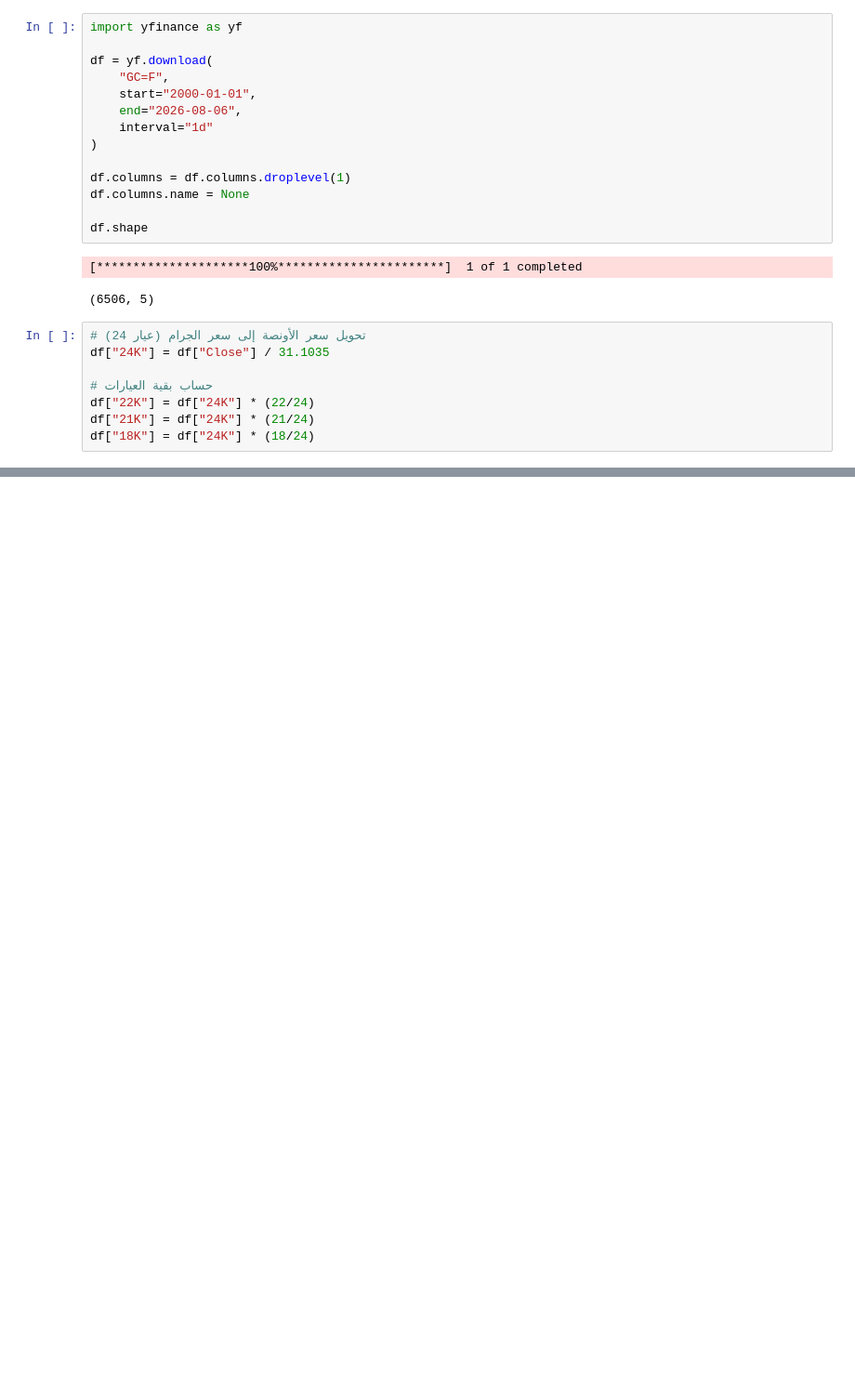
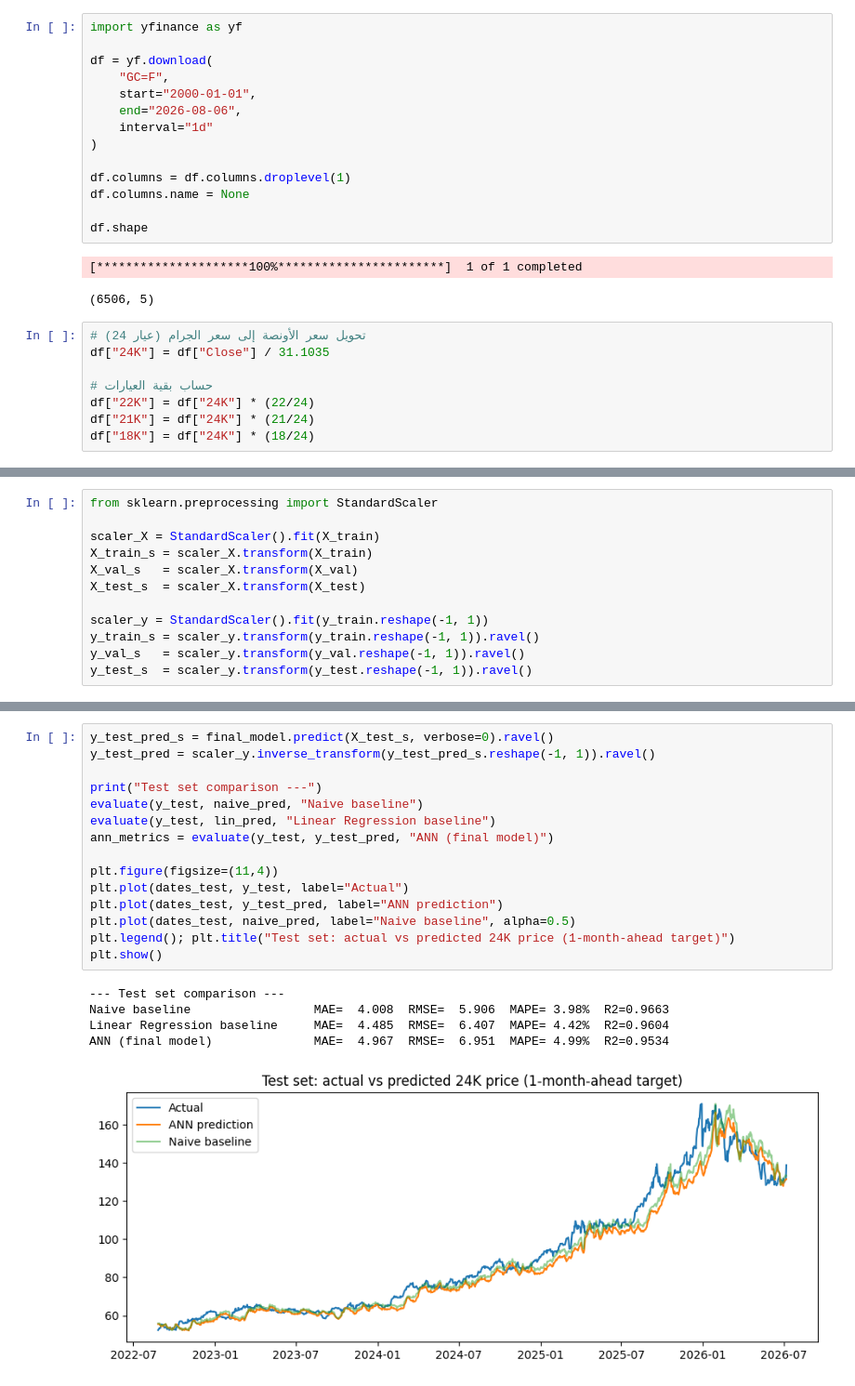
Before and after one commit to Haya-Alwizrah/GOLD-PRICES-ANALYSIS, a Jupyter notebook: GoldPrice.ipynb, the cells around one changed output, grey strips where cells are left out. Shown at 93% size. Saved outputs shown, nothing was run; the diff lists cells and outputs as text; blank space fills up the shorter version.

```diff
--- a/GoldPrice.ipynb
+++ b/GoldPrice.ipynb
@@ -69,0 +134,12 @@ df.head()
+# %%
+from sklearn.preprocessing import StandardScaler
+
+scaler_X = StandardScaler().fit(X_train)
+X_train_s = scaler_X.transform(X_train)
+X_val_s   = scaler_X.transform(X_val)
+X_test_s  = scaler_X.transform(X_test)
+
+scaler_y = StandardScaler().fit(y_train.reshape(-1, 1))
+y_train_s = scaler_y.transform(y_train.reshape(-1, 1)).ravel()
+y_val_s   = scaler_y.transform(y_val.reshape(-1, 1)).ravel()
+y_test_s  = scaler_y.transform(y_test.reshape(-1, 1)).ravel()
@@ -69,0 +300,21 @@ df.head()
+# %%
+y_test_pred_s = final_model.predict(X_test_s, verbose=0).ravel()
+y_test_pred = scaler_y.inverse_transform(y_test_pred_s.reshape(-1, 1)).ravel()
+
+print("Test set comparison ---")
+evaluate(y_test, naive_pred, "Naive baseline")
+evaluate(y_test, lin_pred, "Linear Regression baseline")
+ann_metrics = evaluate(y_test, y_test_pred, "ANN (final model)")
+
+plt.figure(figsize=(11,4))
+plt.plot(dates_test, y_test, label="Actual")
+plt.plot(dates_test, y_test_pred, label="ANN prediction")
+plt.plot(dates_test, naive_pred, label="Naive baseline", alpha=0.5)
+plt.legend(); plt.title("Test set: actual vs predicted 24K price (1-month-ahead target)")
+plt.show()
+# %% [output]
+--- Test set comparison ---
+Naive baseline                 MAE=  4.008  RMSE=  5.906  MAPE= 3.98%  R2=0.9663
+Linear Regression baseline     MAE=  4.485  RMSE=  6.407  MAPE= 4.42%  R2=0.9604
+ANN (final model)              MAE=  4.967  RMSE=  6.951  MAPE= 4.99%  R2=0.9534
+[figure, added]
```
Also changed, not shown: parts of 22 cells of this notebook.
